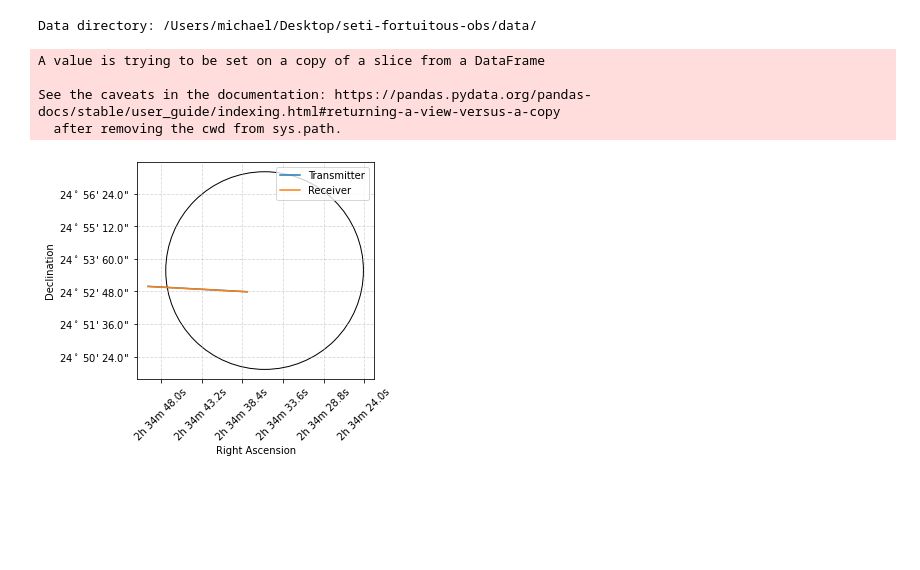
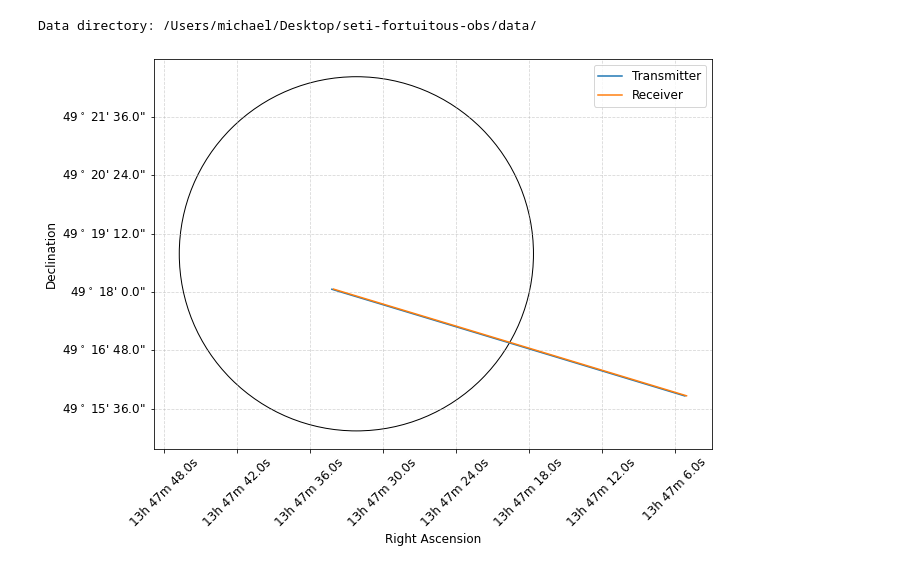
Before and after one commit to palumbom/seti-fortuitous-obs, a Jupyter notebook: parse_observations.ipynb, the cells around one changed output. Drawn from its saved outputs; the diff is of its cells as text; code cells hidden in the pictures; blank space fills up the shorter version.

```diff
--- a/parse_observations.ipynb
+++ b/parse_observations.ipynb
@@ -40,5 +56,8 @@ df = pd.read_csv(datfile)
 # %%
-# function to fix the arrays that were written as strings
-def string_to_array(string_data):
-    cleaned_data = string_data.strip('[]\n').split()
-    return np.array([float(value) for value in cleaned_data])
+# download the data if they aren't already there
+datfile = datdir + "fortuitous.csv"
+if not os.path.isfile(datfile):
+    print("derp")
+
+# read the file
+df = read_csv(datfile)
@@ -50,13 +64,3 @@ cols_to_fix = ['ra_trans', 'dec_trans', 'sep_trans', \
-# %%
-# turn long strings back into arrays
-for col_name in cols_to_fix:
-    for i in range(len(df)):
-        df[col_name][i] = string_to_array(df.loc[i,col_name])
-# %% [output]
-A value is trying to be set on a copy of a slice from a DataFrame
-
-See the caveats in the documentation: https://pandas.pydata.org/pandas-docs/stable/user_guide/indexing.html#returning-a-view-versus-a-copy
-  after removing the cwd from sys.path.
 # %%
 def format_dec_string(coord):
     fs = 1
@@ -82,7 +86,7 @@ def plot_probe_focal_lines(i):
     band = df.iloc[i].obs_band
 
     # make plot objects
-    fig = plt.figure()
+    fig = plt.figure(figsize=(10,10))
     axs = fig.add_subplot(1, 1, 1)
 
     # plot focal lines for transmitter and receiver
@@ -97,18 +101,18 @@ def plot_probe_focal_lines(i):
     axs.invert_xaxis()
 
     # format the tick marks
-    axs.set_xticklabels(map(format_ra_string, axs.get_xticks()), rotation=45)
-    axs.set_yticklabels(map(format_dec_string, axs.get_yticks()))
+    axs.set_xticklabels(map(format_ra_string, axs.get_xticks()), rotation=45, fontsize=12)
+    axs.set_yticklabels(map(format_dec_string, axs.get_yticks()), fontsize=12)
 
     # set the axis labels
-    axs.set_xlabel("Right Ascension")
-    axs.set_ylabel("Declination")
+    axs.set_xlabel("Right Ascension", fontsize=12)
+    axs.set_ylabel("Declination", fontsize=12)
 
     axs.set_aspect("equal")
     axs.grid(ls="--", alpha=0.5)
-    axs.legend()
+    axs.legend(fontsize=12)
     plt.show()
 # %%
-plot_probe_focal_lines(1)
+plot_probe_focal_lines(28)
 # %% [output]
-[figure, old version]
+[figure, new version]
```
Also changed, not shown: parts of 5 cells of this notebook, 3 other files.
